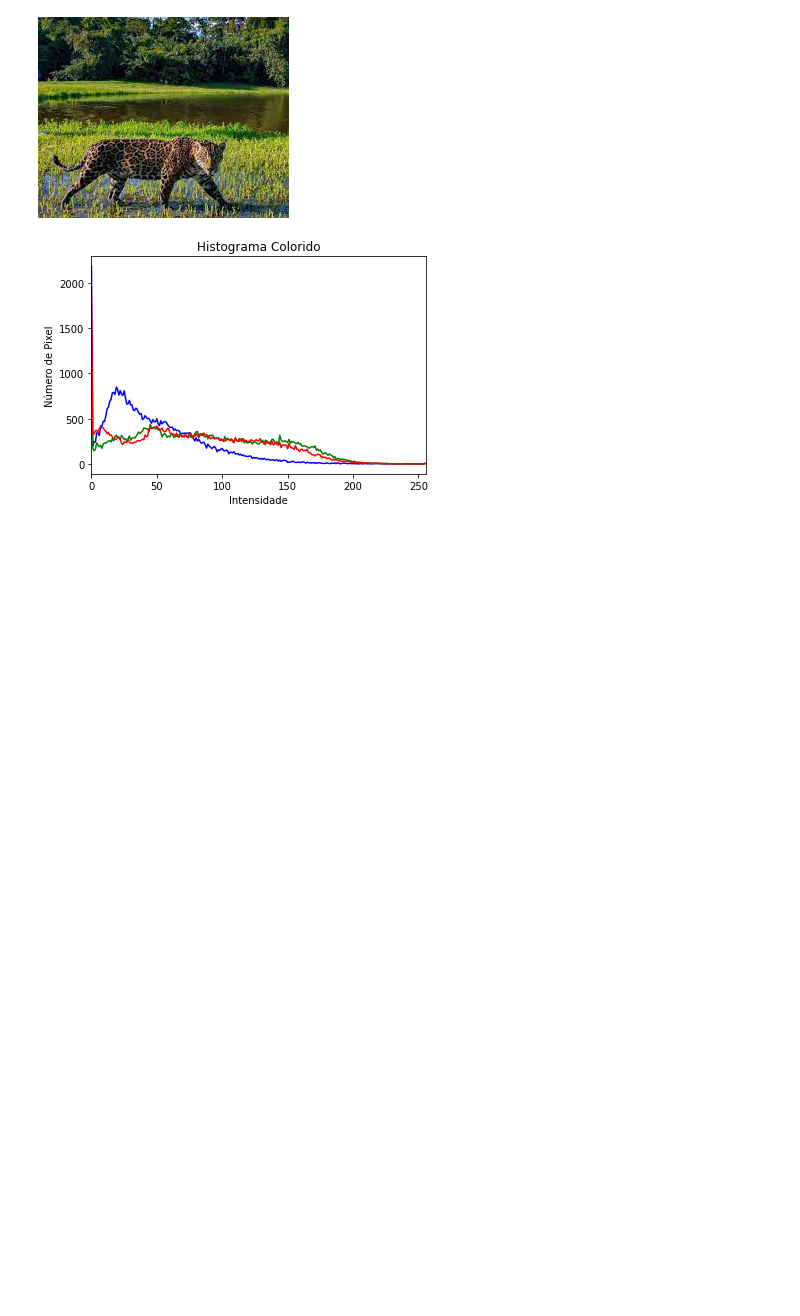
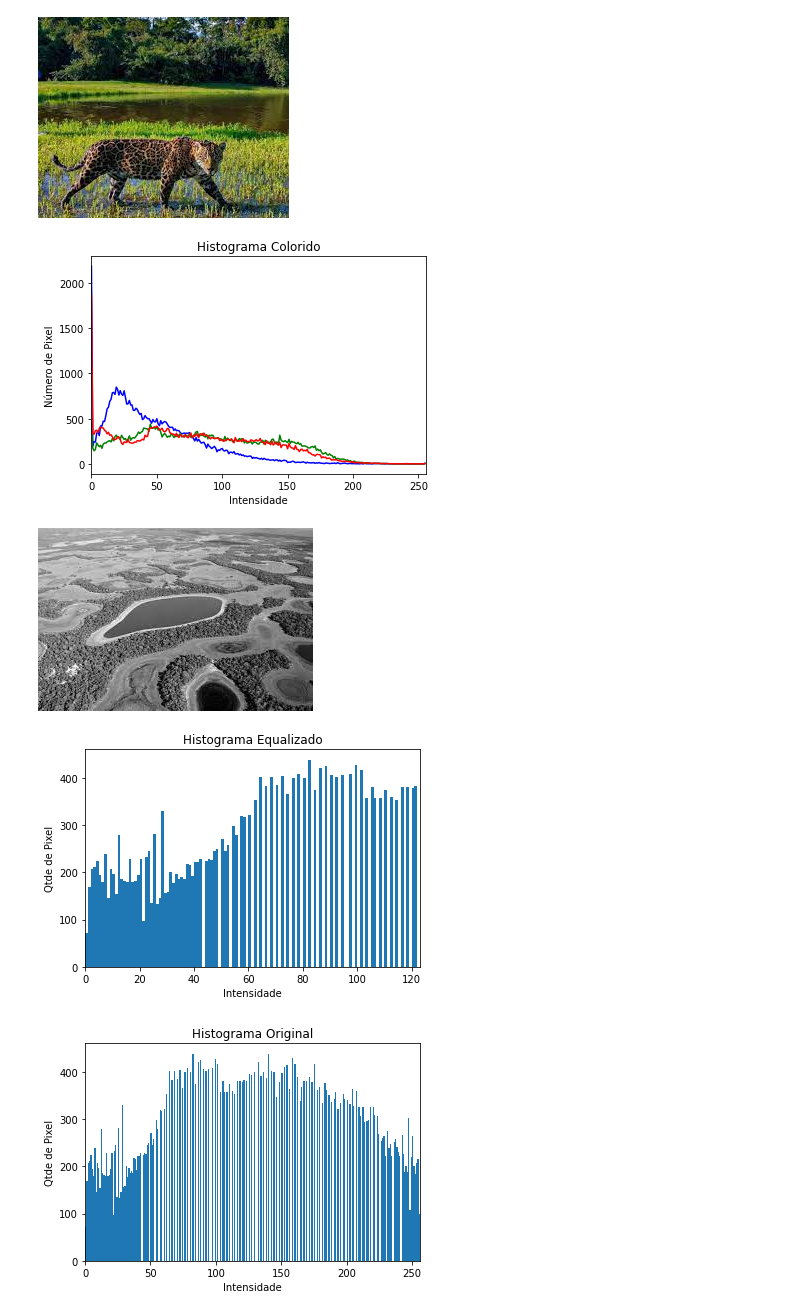
Before and after one commit to nnilocoelho/computer-vision, a Jupyter notebook: nb02.ipynb, the cells around one changed output. Drawn from its saved outputs; the diff is of its cells as text; code cells hidden in the pictures; blank space fills up the shorter version.

```diff
--- a/nb02.ipynb
+++ b/nb02.ipynb
@@ -75,3 +76,30 @@ plt.show()
 # %% [output]
 [figure]
 [figure]
+# %%
+# Equalização de Imagem
+
+img = cv2.imread("/home/imagens/rio.jpeg")
+img = cv2.cvtColor(img, cv2.COLOR_BGR2GRAY)
+h_eq = cv2.equalizeHist(img)
+cv2_imshow(img)
+
+plt.figure()
+plt.title("Histograma Equalizado")
+plt.xlabel("Intensidade")
+plt.ylabel("Qtde de Pixel")
+plt.hist(h_eq.ravel(), 256, [0, 256])
+plt.xlim([0, 123])
+plt.show()
+
+plt.figure()
+plt.title("Histograma Original")
+plt.xlabel("Intensidade")
+plt.ylabel("Qtde de Pixel")
+plt.hist(h_eq.ravel(), 256, [0, 256])
+plt.xlim([0, 256])
+plt.show()
+# %% [output]
+[figure, added]
+[figure, added]
+[figure, added]
```
Also changed, not shown: parts of 1 cell of this notebook.
